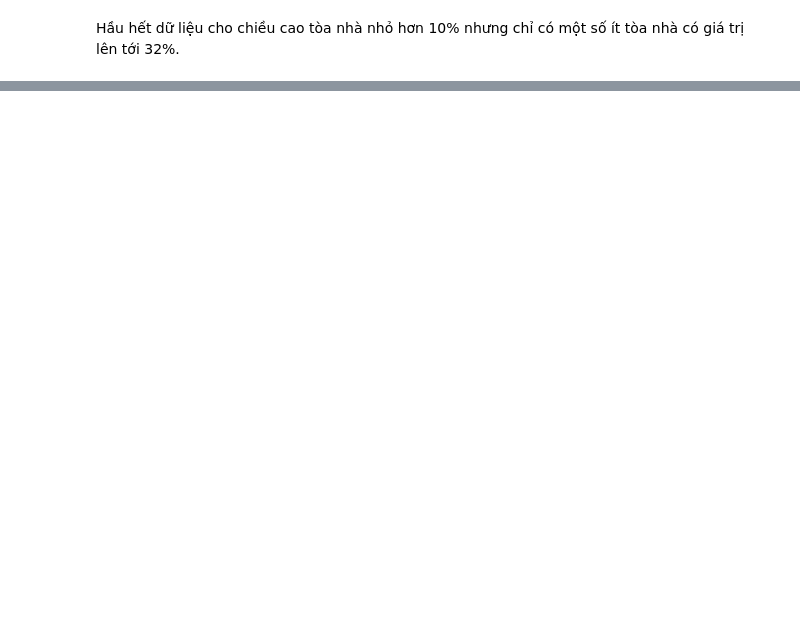
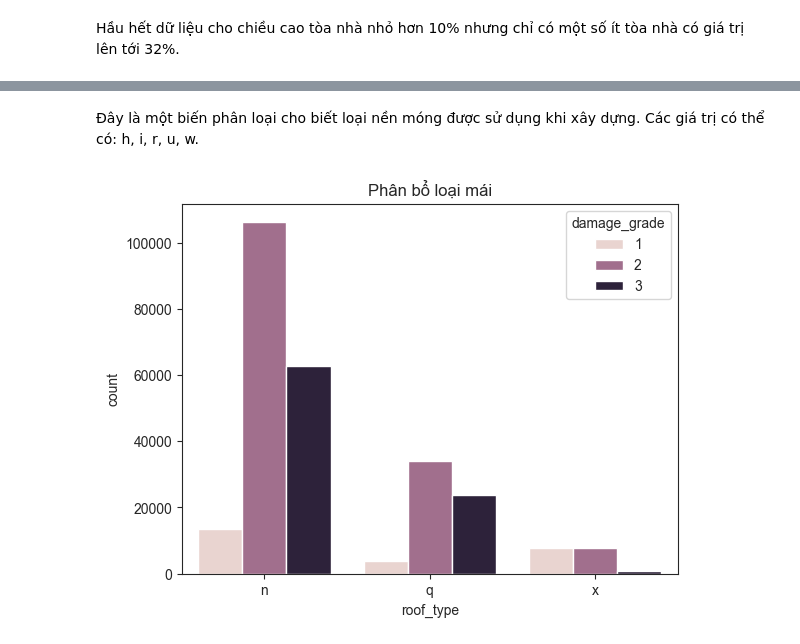
Before and after one commit to hoandhh/ML_Earthquake_Damage, a Jupyter notebook: Final.ipynb, the cells around one changed output, grey strips where cells are left out. Cells and saved outputs as stored; diff of their text form; code cells hidden in the pictures; blank space fills up the shorter version.

```diff
--- a/Final.ipynb
+++ b/Final.ipynb
@@ -199,0 +214,8 @@ Hầu hết dữ liệu cho chiều cao tòa nhà nhỏ hơn 10% nhưng chỉ c
+# %% [markdown]
+Đây là một biến phân loại cho biết loại nền móng được sử dụng khi xây dựng. Các giá trị có thể có: h, i, r, u, w.
+# %%
+sns.countplot(x = train_value["roof_type"], hue = train_labels["damage_grade"])
+plt.title("Phân bổ loại mái")
+plt.show()
+# %% [output]
+[figure, added]
```
Also changed, not shown: parts of 61 cells of this notebook, 1 other file.
